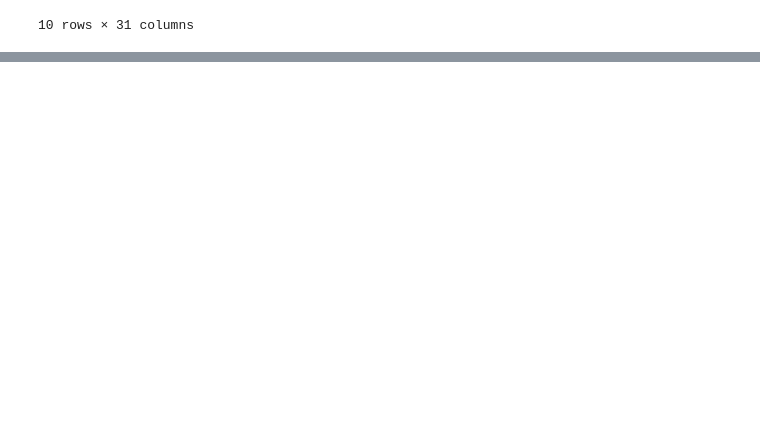
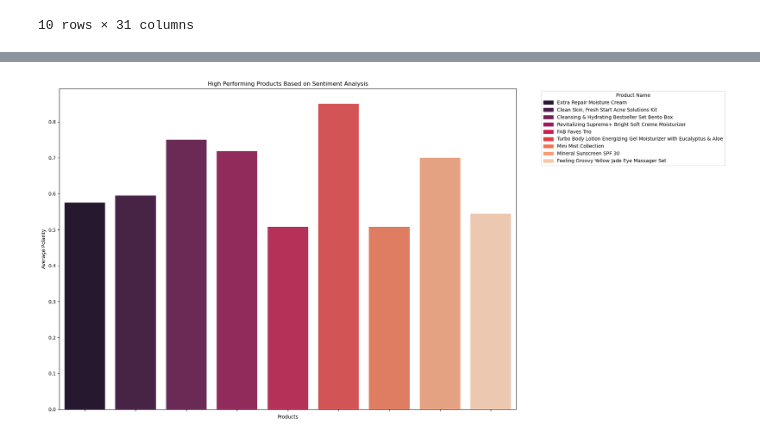
Before and after one commit to r41ss4/rennes_ds, a Jupyter notebook: notebooks_analysis/sentimental.ipynb, the cells around one changed output, grey strips where cells are left out. Cells and saved outputs as stored; diff of their text form; code cells hidden in the pictures; blank space fills up the shorter version.

```diff
--- a/notebooks_analysis/sentimental.ipynb
+++ b/notebooks_analysis/sentimental.ipynb
@@ -86,5 +131 @@ dtypes: float64(3), int64(4), object(11)
 memory usage: 6.9+ MB
-# %%
-# Rename columns for practicity
-df_rev.rename(columns = {'review_text':'text'}, inplace = True)
-df_rev.head()
@@ -559 +615,5 @@ memory usage: 267.5+ KB
 With the current information, it is possible to analyze wich products have a higher chance of performing better based on sentimental analysis. It is also possible to review which one are low performance with customer so that strategic decisions can be made regarding budgetting, marketing focus, and positioning within the e-commerce Sephora
+# %%
+# Identify high and low performing products based on sentiment analysis
+high_performing = df_prodsent[df_prodsent['polarity'] > 0.5]
+low_performing = df_prodsent[df_prodsent['polarity'] < 0]
@@ -559,0 +678,28 @@ With the current information, it is possible to analyze wich products have a hig
+# %%
+# Visualize high performing products
+plt.figure(figsize=(20, 10))
+
+# Create the barplot
+ax = sb.barplot(x='product_name', y='polarity', data=high_performing, palette='rocket', hue='product_name', legend=False)
+
+# Hide x-axis labels (product names)
+ax.set_xticklabels([])  # This removes the x-axis labels
+plt.xlabel('')  # Remove the x-axis label text
+
+# Set y-axis label and title
+plt.ylabel('Average Polarity')
+plt.xlabel('Products')
+plt.title('High Performing Products Based on Sentiment Analysis')
+
+# Create a legend for the products
+# Use the product names as labels for the legend
+handles = [plt.Rectangle((0, 0), 1, 1, color=color) for color in sb.color_palette('rocket', len(high_performing))]
+labels = high_performing['product_name'].tolist()
+
+# Add the legend outside the plot
+plt.legend(handles, labels, title='Product Name', bbox_to_anchor=(1.05, 1), loc='upper left')
+
+# Adjust layout to make room for the legend
+plt.tight_layout()
+# %% [output]
+[figure, added]
```
Also changed, not shown: parts of 46 cells of this notebook, 1 other file.
